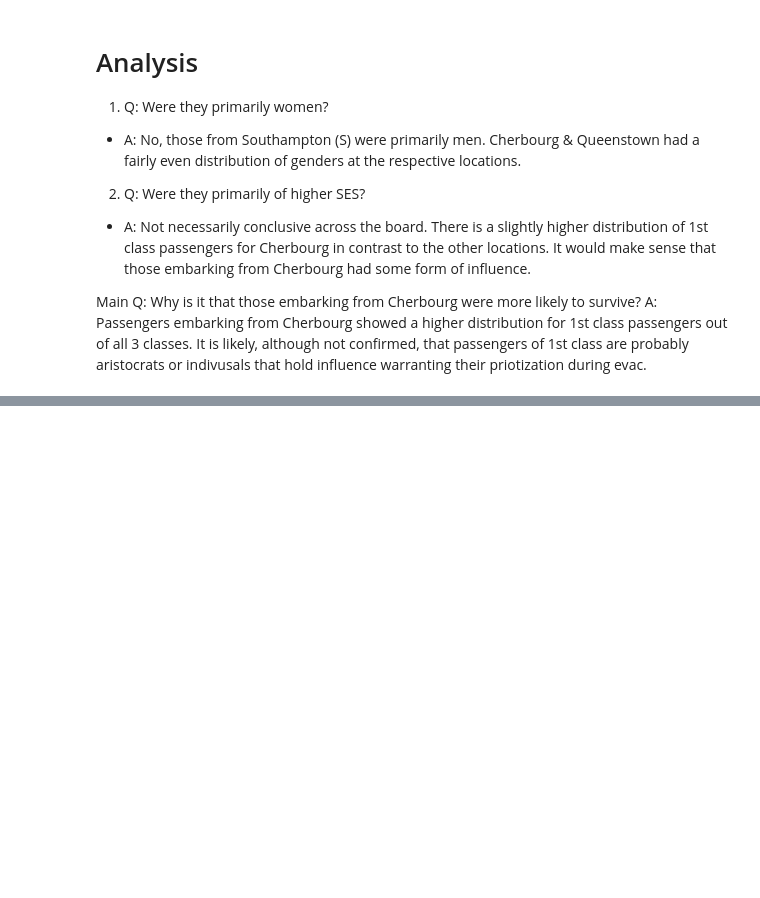
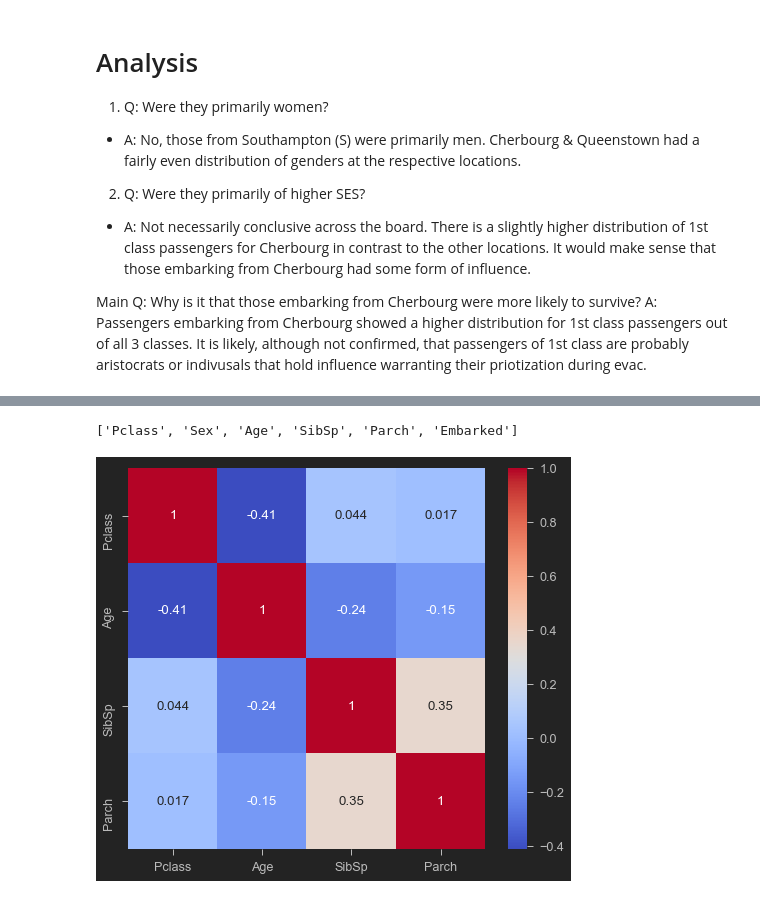
Before and after one commit to henrylao/kaggle-titanic, a Jupyter notebook: kaggle-titanic-notebook.ipynb, the cells around one changed output, grey strips where cells are left out. Drawn from its saved outputs; the diff is of its cells as text; code cells hidden in the pictures; blank space fills up the shorter version.

```diff
--- a/kaggle-titanic-notebook.ipynb
+++ b/kaggle-titanic-notebook.ipynb
@@ -565,0 +753,7 @@ A: Passengers embarking from Cherbourg showed a higher distribution for 1st clas
+# %%
+print(sig_cols)
+g = sns.heatmap(full_data[sig_cols].corr(),cmap="coolwarm",annot=True)
+# does not plot "Sex" because the machine does not understand strings thus need to hot encode
+# %% [output]
+['Pclass', 'Sex', 'Age', 'SibSp', 'Parch', 'Embarked']
+[figure, added]
```
Also changed, not shown: parts of 41 cells of this notebook, 1 other file.
